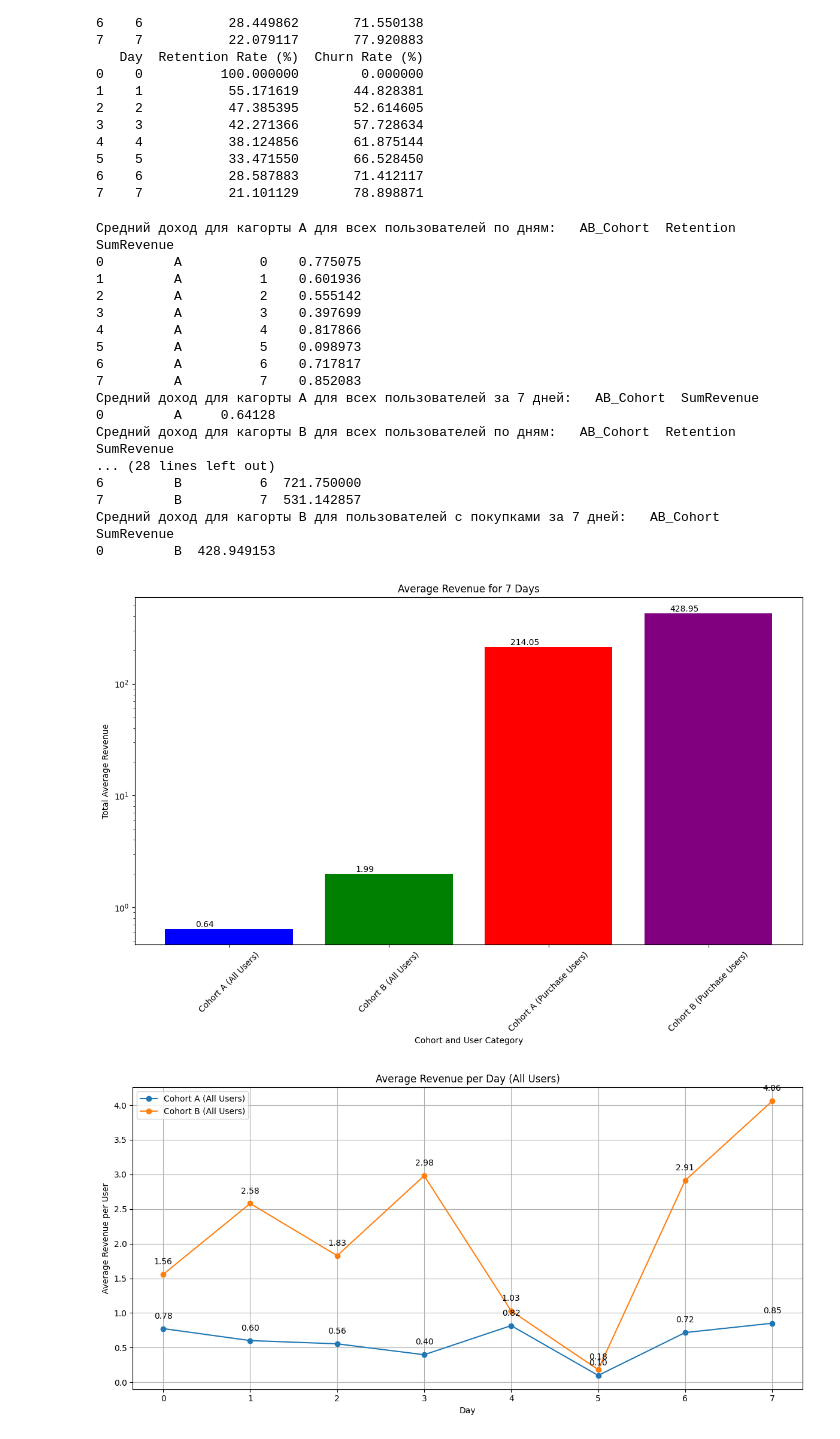
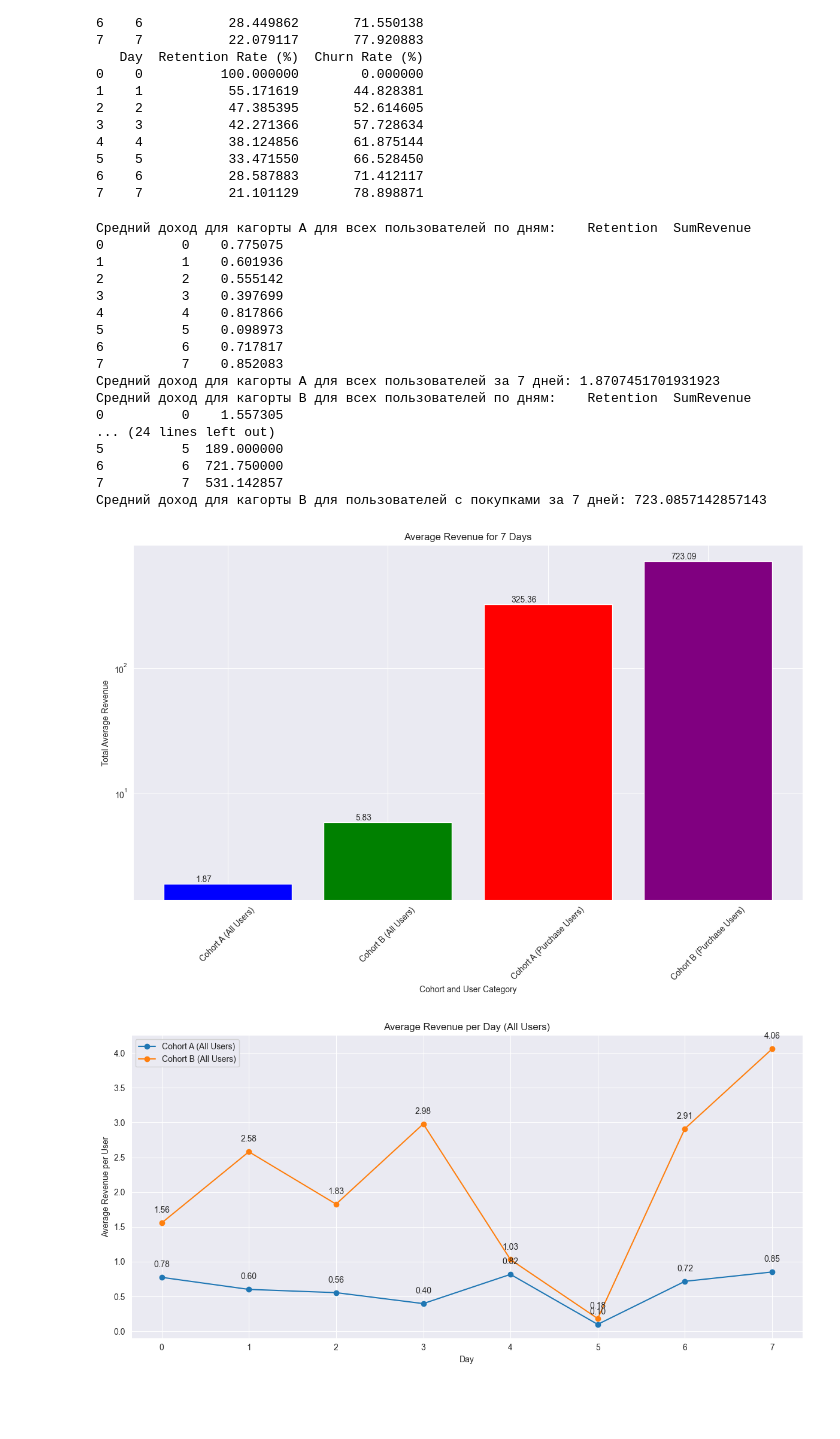
Before and after one commit to prosto-vlad19/A-B_testing_analysis, a Jupyter notebook: revenue.ipynb, the cells around one changed output. Cells and saved outputs as stored; diff of their text form; code cells hidden in the pictures; blank space fills up the shorter version.

Commit message:
5-th version of revenue.ipynb. The logic for calculating characteristics by users has been adjusted

```diff
--- a/revenue.ipynb
+++ b/revenue.ipynb
@@ -47,17 +47,23 @@ data_cohort_B = data[data['AB_Cohort'] == 'B']
 data_cohort_A.to_csv("./data_proc/data_cohort_A.csv", index=False)
 data_cohort_B.to_csv("./data_proc/data_cohort_B.csv", index=False)
 # %%
-#1 Average revenue per user
-# Функция для вычисления среднего дохода на пользователя
+# Функция для вычисления среднего дохода на пользователя по дням
 def calculate_avg_revenue(data, filter_by_purchase=False):
     if filter_by_purchase:
         data = data[data['CountBuy'] > 0]
 
-    # Группируем данные по когорте и дню, затем вычисляем средний доход
-    avg_revenue_by_cohort_day = data.groupby(['AB_Cohort', 'Retention'])['SumRevenue'].mean().reset_index()
-    avg_revenue_by_cohort = data.groupby(['AB_Cohort'])['SumRevenue'].mean().reset_index()
+    # Группируем данные по Retention, User_id, затем вычисляем сумму revenue по каждому пользователю в каждый день
+    revenue_by_user_day = data.groupby(['Retention', 'User_id'])['SumRevenue'].sum().reset_index()
 
-    return avg_revenue_by_cohort_day,avg_revenue_by_cohort
+    # Вычисляем средний доход по пользователям за день
+    avg_revenue_by_user_day = revenue_by_user_day.groupby(['Retention'])['SumRevenue'].mean().reset_index()
+
+    # Вычисляем средний доход за все дни
+    revenue_by_user = data.groupby('User_id')['SumRevenue'].sum().reset_index()
+    avg_revenue_all_days = revenue_by_user['SumRevenue'].mean()
+
+
+    return avg_revenue_by_user_day, avg_revenue_all_days
 
 # Вычисляем средний доход для всех пользователей
 avg_revenue_cohort_A_all_users_by_day,avg_revenue_cohort_A_all_users = calculate_avg_revenue(data_cohort_A)
@@ -76,30 +82,30 @@ print("Средний доход для кагорты A для пользова
 print("Средний доход для кагорты B для пользователей с покупками по дням:",avg_revenue_cohort_B_purchase_users_by_day)
 print("Средний доход для кагорты B для пользователей с покупками за 7 дней:",avg_revenue_cohort_B_purchase_users)
 # %% [output]
-Средний доход для кагорты A для всех пользователей по дням:   AB_Cohort  Retention  SumRevenue
-0         A          0    0.775075
-1         A          1    0.601936
-2         A          2    0.555142
-3         A          3    0.397699
-4         A          4    0.817866
-5         A          5    0.098973
-6         A          6    0.717817
-7         A          7    0.852083
-Средний доход для кагорты A для всех пользователей за 7 дней:   AB_Cohort  SumRevenue
-0         A     0.64128
-Средний доход для кагорты B для всех пользователей по дням:   AB_Cohort  Retention  SumRevenue
-... (28 lines left out)
-6         B          6  721.750000
-7         B          7  531.142857
-Средний доход для кагорты B для пользователей с покупками за 7 дней:   AB_Cohort  SumRevenue
-0         B  428.949153
+Средний доход для кагорты A для всех пользователей по дням:    Retention  SumRevenue
+0          0    0.775075
+1          1    0.601936
+2          2    0.555142
+3          3    0.397699
+4          4    0.817866
+5          5    0.098973
+6          6    0.717817
+7          7    0.852083
+Средний доход для кагорты A для всех пользователей за 7 дней: 1.8707451701931923
+Средний доход для кагорты B для всех пользователей по дням:    Retention  SumRevenue
+0          0    1.557305
+... (24 lines left out)
+5          5  189.000000
+6          6  721.750000
+7          7  531.142857
+Средний доход для кагорты B для пользователей с покупками за 7 дней: 723.0857142857143
 # %%
 #1.2 Average revenue per user
 # Данные
 days = np.arange(0, 8)  # 7 дней
 
-revenue_data_7_days = [avg_revenue_cohort_A_all_users['SumRevenue'].sum(), avg_revenue_cohort_B_all_users['SumRevenue'].sum(),
-                       avg_revenue_cohort_A_purchase_users['SumRevenue'].sum(), avg_revenue_cohort_B_purchase_users['SumRevenue'].sum()]
+revenue_data_7_days = [avg_revenue_cohort_A_all_users, avg_revenue_cohort_B_all_users,
+                       avg_revenue_cohort_A_purchase_users, avg_revenue_cohort_B_purchase_users]
 
 labels_7_days = ['Cohort A (All Users)', 'Cohort B (All Users)', 'Cohort A (Purchase Users)', 'Cohort B (Purchase Users)']
 
@@ -136,32 +142,32 @@ plt.grid(True)
 plt.tight_layout()
 
 # Добавление значений величин рядом с точками данных для Cohort A и Cohort B - All Users
 for day, revenue_A_all, revenue_B_all in zip(
     days, revenue_data_per_day_A_all_users, revenue_data_per_day_B_all_users
 ):
     plt.annotate(f'{revenue_A_all:.2f}', (day, revenue_A_all), textcoords="offset points", xytext=(0, 10), ha='center', va='bottom', fontsize=10)
     plt.annotate(f'{revenue_B_all:.2f}', (day, revenue_B_all), textcoords="offset points", xytext=(0, 10), ha='center', va='bottom', fontsize=10)
 
 # Создание графика изменения среднего дохода на пользователя по дням для "Purchase Users" (если есть данные)
 if 'avg_revenue_cohort_A_purchase_users_by_day' in locals() and 'avg_revenue_cohort_B_purchase_users_by_day' in locals():
     plt.figure(figsize=(12, 10))
     plt.plot(days, revenue_data_per_day_A_purchase_users, marker='o', label='Cohort A (Purchase Users)')
     plt.plot(days, revenue_data_per_day_B_purchase_users, marker='o', label='Cohort B (Purchase Users)')
     plt.title('Average Revenue per Day (Purchase Users)')
     plt.xlabel('Day')
     plt.ylabel('Average Revenue per User')
     plt.legend()
     plt.grid(True)
     plt.tight_layout()
 
     # Добавление значений величин рядом с точками данных для Cohort A и Cohort B - Purchase Users
     for day, revenue_A_purchase, revenue_B_purchase in zip(
         days, revenue_data_per_day_A_purchase_users, revenue_data_per_day_B_purchase_users
     ):
         plt.annotate(f'{revenue_A_purchase:.2f}', (day, revenue_A_purchase), textcoords="offset points", xytext=(0, 10), ha='center', va='bottom', fontsize=10)
         plt.annotate(f'{revenue_B_purchase:.2f}', (day, revenue_B_purchase), textcoords="offset points", xytext=(0, 10), ha='center', va='bottom', fontsize=10)
 
 plt.show()
 # %% [output]
-[figure, old version]
+[figure, new version]
-[figure, old version]
+[figure, new version]
```
Also changed, not shown: parts of 3 cells of this notebook.
